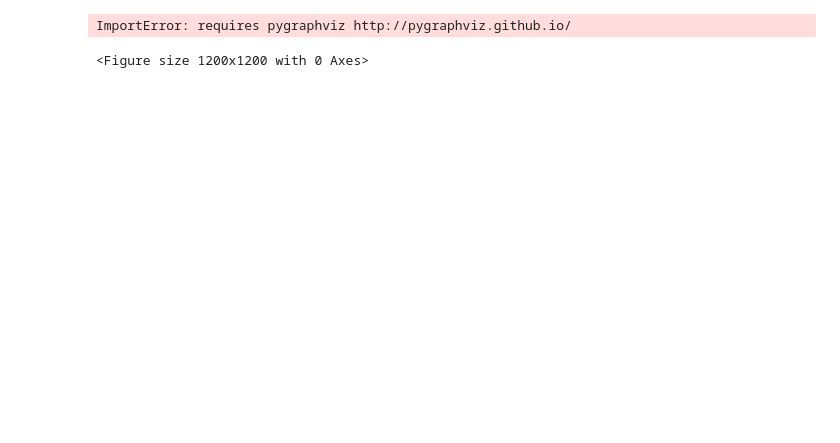
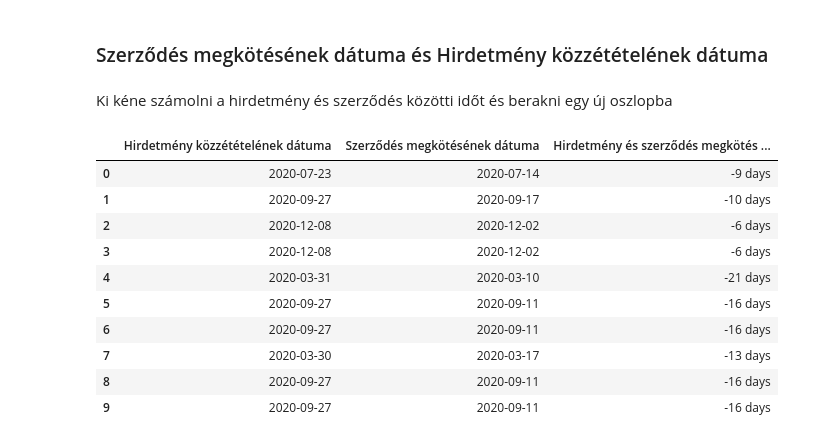
Before and after one commit to tamasmakos/ekr_kmon, a Jupyter notebook: data_cleaning.ipynb, the cells around one changed output. Cells and saved outputs as stored; diff of their text form; code cells hidden in the pictures; blank space fills up the shorter version.

```diff
--- a/data_cleaning.ipynb
+++ b/data_cleaning.ipynb
@@ -226,27 +303,32 @@ expanded_df['Nyertes ajánlattevő neve'] = expanded_df['Nyertes ajánlattevő n
 # %%
-text_cleaning = ['Ajánlatkérő szervezet neve', 'Nyertes ajánlattevő neve']
+text_cleaning = {'Ajánlatkérő szervezet neve - tisztított': 'Ajánlatkérő Cégtípus', 'Nyertes ajánlattevő neve - tisztított': 'Nyertes Cégtípus'}
 # %%
 import pandas as pd
-import os
-import ctypes
-import gc
 
-# Looping through the list of column names
-for column in text_cleaning:
-    # Initial Step: Replace all NaN values with "Ismeretlen"
-    expanded_df[column] = expanded_df[column].fillna("Ismeretlen")
+# Assuming general_text_cleaning function exists and is correctly implemented
 
-    # Step 1: Clean the column using general_text_cleaning
-    cleaned_text_data = general_text_cleaning(expanded_df, column)
+data['unique_id'] = data.index
+
+for name_column, type_column in text_cleaning.items():
+    # Handle NaN values in both columns
+    data[name_column] = data[name_column].fillna("Ismeretlen")
+    data[type_column] = data[type_column].fillna("")
+
+    # Step 1: Clean the name column using general_text_cleaning
+    cleaned_text_data = general_text_cleaning(data, name_column)
 
     # Step 2: Standardize entries and generate change_log_df
-    data, change_log_df = standardize_entries_with_log_and_similarity_enhanced(cleaned_text_data, column, 0.70)
+    cleaned_text_data, change_log_df = standardize_entries_with_log_and_similarity_enhanced(cleaned_text_data, name_column, type_column)
+
+    # Update the original data with cleaned text data
+    data[name_column] = cleaned_text_data[name_column]
+    data[name_column] = cleaned_text_data['Standardized Name']
 
     # Step 3: Save the change_log_df to a CSV file
-    change_log_filename = f'{column}_change_log.csv'
+    change_log_filename = f'{name_column}_change_log.csv'
     change_log_df.to_csv(change_log_filename, index=False)
 
-    print(f"Processed and saved change log for column '{column}' in file '{change_log_filename}'.")
+    print(f"Processed and saved change log for column '{name_column}' in file '{change_log_filename}'.")
 
 print("All specified columns have been processed.")
 # %% [output]
@@ -322,15 +338,4 @@ for _, row in data.iterrows():
-# %%
-from networkx.drawing.nx_agraph import graphviz_layout
-
-# Calculating the frequency of each node
-node_sizes = [G.degree(node) * 100 for node in G]
-
-# Drawing the graph
-plt.figure(figsize=(12, 12))
-pos = graphviz_layout(G, prog='neato')
-nx.draw(G, pos, with_labels=True, node_size=node_sizes, edge_color='gray', alpha=0.4, linewidths=0.5)
-plt.title('Bipartite Graph of Companies and Contracts')
-plt.show()
-# %% [output]
-ImportError: requires pygraphviz http://pygraphviz.github.io/
-<Figure size 1200x1200 with 0 Axes>
+# %% [markdown]
+### Szerződés megkötésének dátuma és Hirdetmény közzétételének dátuma
+# %% [markdown]
+Ki kéne számolni a hirdetmény és szerződés közötti időt és berakni egy új oszlopba
@@ -336,0 +345,20 @@ ImportError: requires pygraphviz http://pygraphviz.github.io/
+# %%
+# Creating a new column that calculates the difference between the two dates
+data['Hirdetmény közzétételének dátuma'] = pd.to_datetime(data['Hirdetmény közzétételének dátuma'])
+data['Szerződés megkötésének dátuma'] = pd.to_datetime(data['Szerződés megkötésének dátuma'])
+
+data['Hirdetmény és szerződés megkötés között eltelt idő'] = data['Szerződés megkötésének dátuma'] - data['Hirdetmény közzétételének dátuma']
+# %%
+data[['Hirdetmény közzétételének dátuma', 'Szerződés megkötésének dátuma', 'Hirdetmény és szerződés megkötés között eltelt idő']].head(10)
+# %% [output]
+|  | Hirdetmény közzétételének dátuma | Szerződés megkötésének dátuma | Hirdetmény és szerződés megkötés ... |
+| 0 | 2020-07-23 | 2020-07-14 | -9 days |
+| 1 | 2020-09-27 | 2020-09-17 | -10 days |
+| 2 | 2020-12-08 | 2020-12-02 | -6 days |
+| 3 | 2020-12-08 | 2020-12-02 | -6 days |
+| 4 | 2020-03-31 | 2020-03-10 | -21 days |
+| 5 | 2020-09-27 | 2020-09-11 | -16 days |
+| 6 | 2020-09-27 | 2020-09-11 | -16 days |
+| 7 | 2020-03-30 | 2020-03-17 | -13 days |
+| 8 | 2020-09-27 | 2020-09-11 | -16 days |
+| 9 | 2020-09-27 | 2020-09-11 | -16 days |
```
Also changed, not shown: parts of 40 cells of this notebook, 10 other files.
